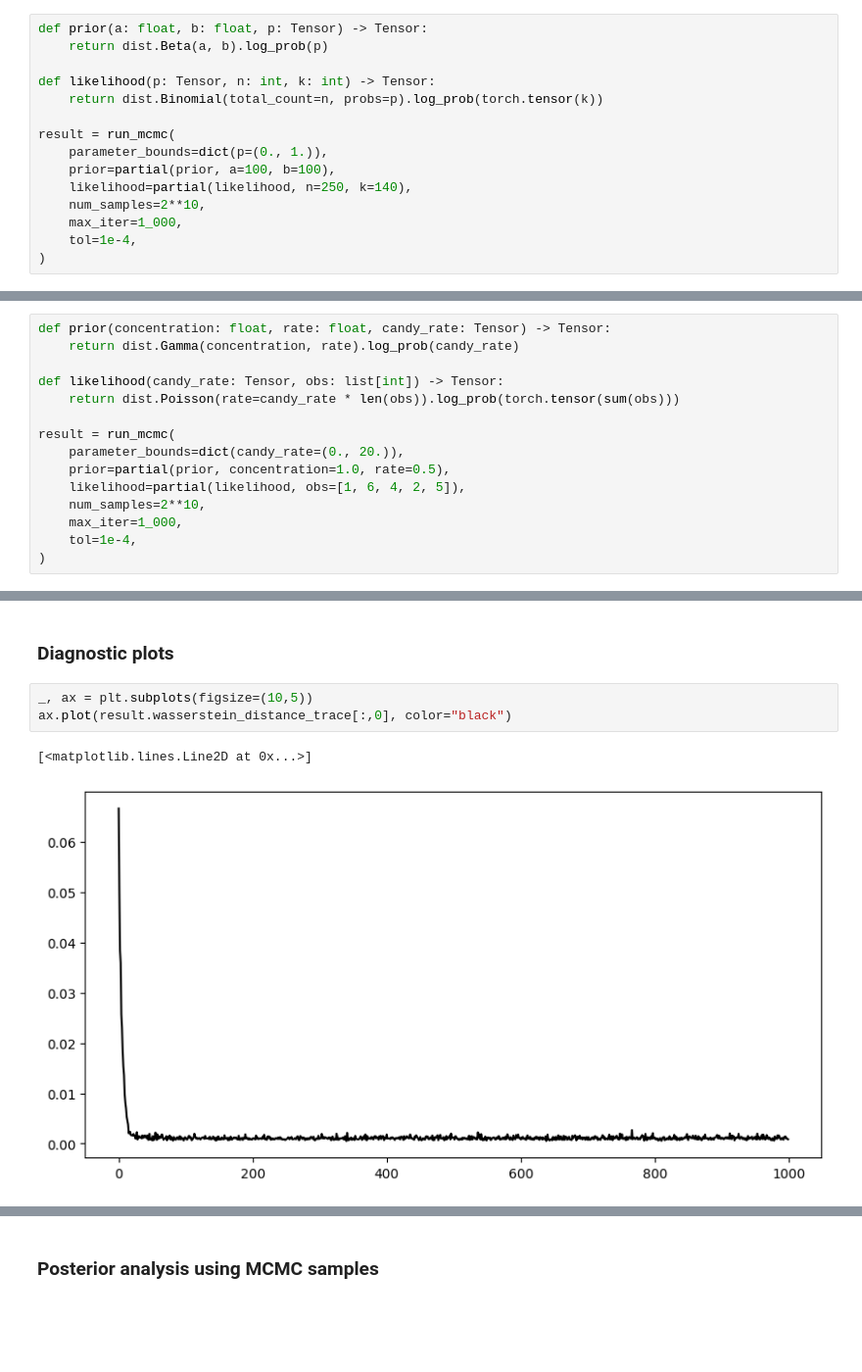
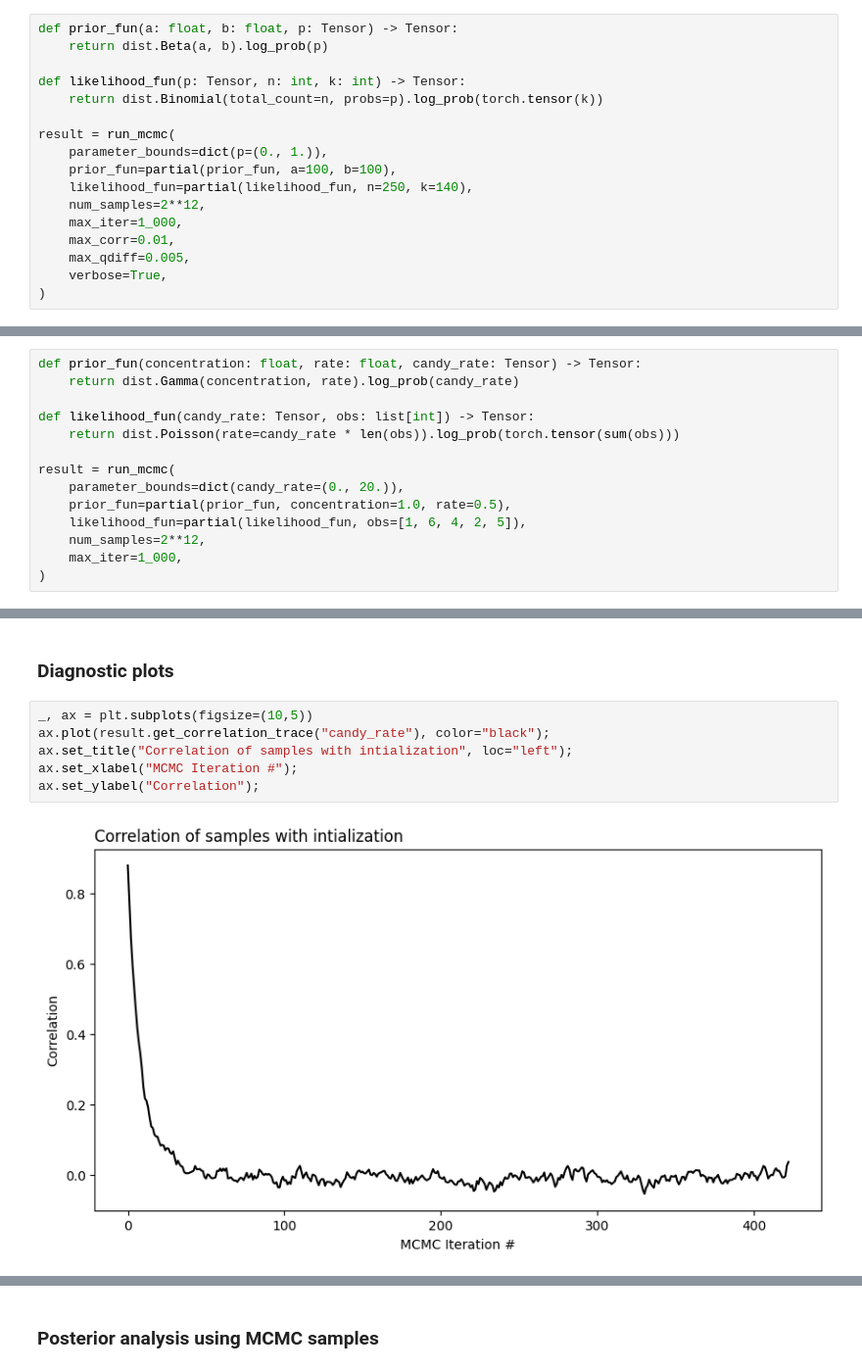
Before and after one commit to libertininick/bayesian-stats, a Jupyter notebook: notebooks/mcmc.ipynb, the cells around one changed output, grey strips where cells are left out. Shown at 98% size. Cells and saved outputs as stored; diff of their text form; blank space fills up the shorter version.

```diff
--- a/notebooks/mcmc.ipynb
+++ b/notebooks/mcmc.ipynb
@@ -43,17 +44,19 @@ P(heads) > 52.5% after observing 140 heads out of 250 flips: 63.91%
 # %% [markdown]
 ## Approximate solution using MCMC
 # %%
-def prior(a: float, b: float, p: Tensor) -> Tensor:
+def prior_fun(a: float, b: float, p: Tensor) -> Tensor:
     return dist.Beta(a, b).log_prob(p)
 
-def likelihood(p: Tensor, n: int, k: int) -> Tensor:
+def likelihood_fun(p: Tensor, n: int, k: int) -> Tensor:
     return dist.Binomial(total_count=n, probs=p).log_prob(torch.tensor(k))
 
 result = run_mcmc(
     parameter_bounds=dict(p=(0., 1.)),
-    prior=partial(prior, a=100, b=100),
-    likelihood=partial(likelihood, n=250, k=140),
-    num_samples=2**10,
+    prior_fun=partial(prior_fun, a=100, b=100),
+    likelihood_fun=partial(likelihood_fun, n=250, k=140),
+    num_samples=2**12,
     max_iter=1_000,
-    tol=1e-4,
+    max_corr=0.01,
+    max_qdiff=0.005,
+    verbose=True,
 )
@@ -144,17 +207,16 @@ ax.legend()
 # %% [markdown]
 ## Approximate solution using MCMC
 # %%
-def prior(concentration: float, rate: float, candy_rate: Tensor) -> Tensor:
+def prior_fun(concentration: float, rate: float, candy_rate: Tensor) -> Tensor:
     return dist.Gamma(concentration, rate).log_prob(candy_rate)
 
-def likelihood(candy_rate: Tensor, obs: list[int]) -> Tensor:
+def likelihood_fun(candy_rate: Tensor, obs: list[int]) -> Tensor:
     return dist.Poisson(rate=candy_rate * len(obs)).log_prob(torch.tensor(sum(obs)))
 
 result = run_mcmc(
     parameter_bounds=dict(candy_rate=(0., 20.)),
-    prior=partial(prior, concentration=1.0, rate=0.5),
-    likelihood=partial(likelihood, obs=[1, 6, 4, 2, 5]),
-    num_samples=2**10,
+    prior_fun=partial(prior_fun, concentration=1.0, rate=0.5),
+    likelihood_fun=partial(likelihood_fun, obs=[1, 6, 4, 2, 5]),
+    num_samples=2**12,
     max_iter=1_000,
-    tol=1e-4,
 )
@@ -162,8 +226,10 @@ result = run_mcmc(
 ### Diagnostic plots
 # %%
 _, ax = plt.subplots(figsize=(10,5))
-ax.plot(result.wasserstein_distance_trace[:,0], color="black")
+ax.plot(result.get_correlation_trace("candy_rate"), color="black");
+ax.set_title("Correlation of samples with intialization", loc="left");
+ax.set_xlabel("MCMC Iteration #");
+ax.set_ylabel("Correlation");
 # %% [output]
-[<matplotlib.lines.Line2D at 0x...>]
-[figure, old version]
+[figure, new version]
 # %%
```
Also changed, not shown: parts of 16 cells of this notebook.
